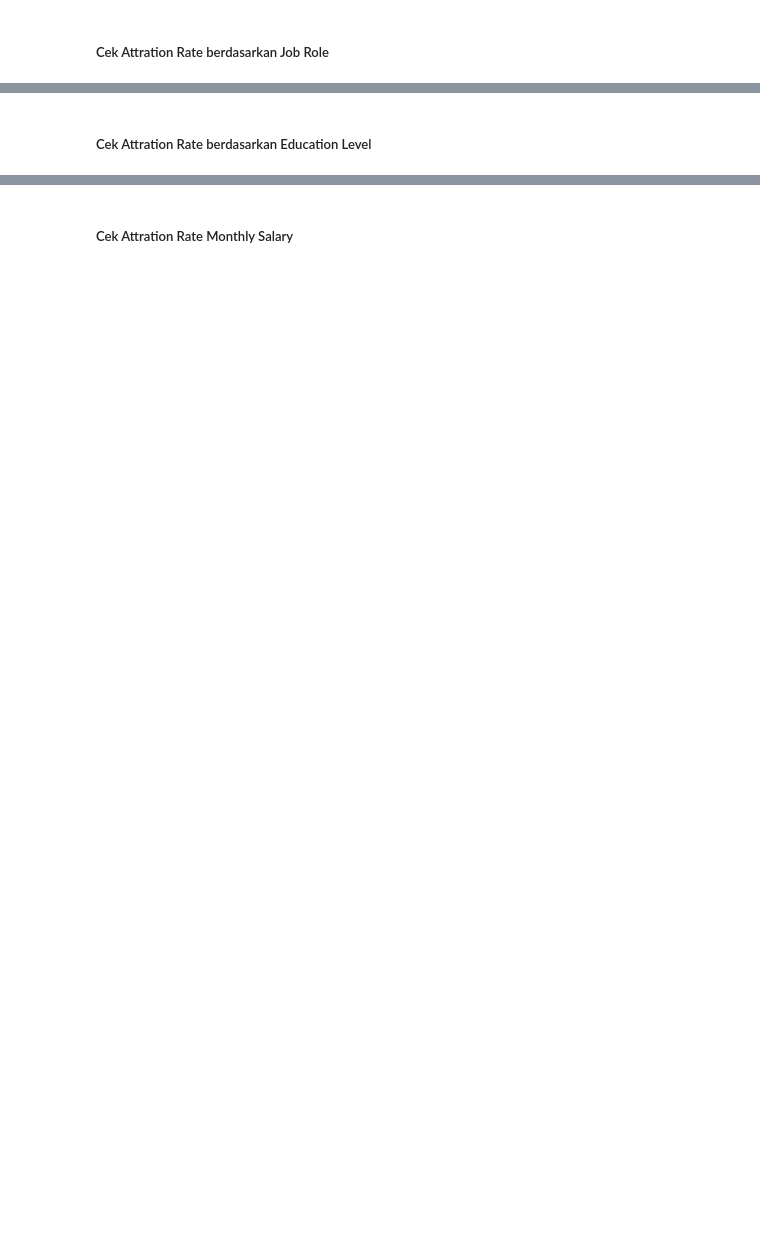
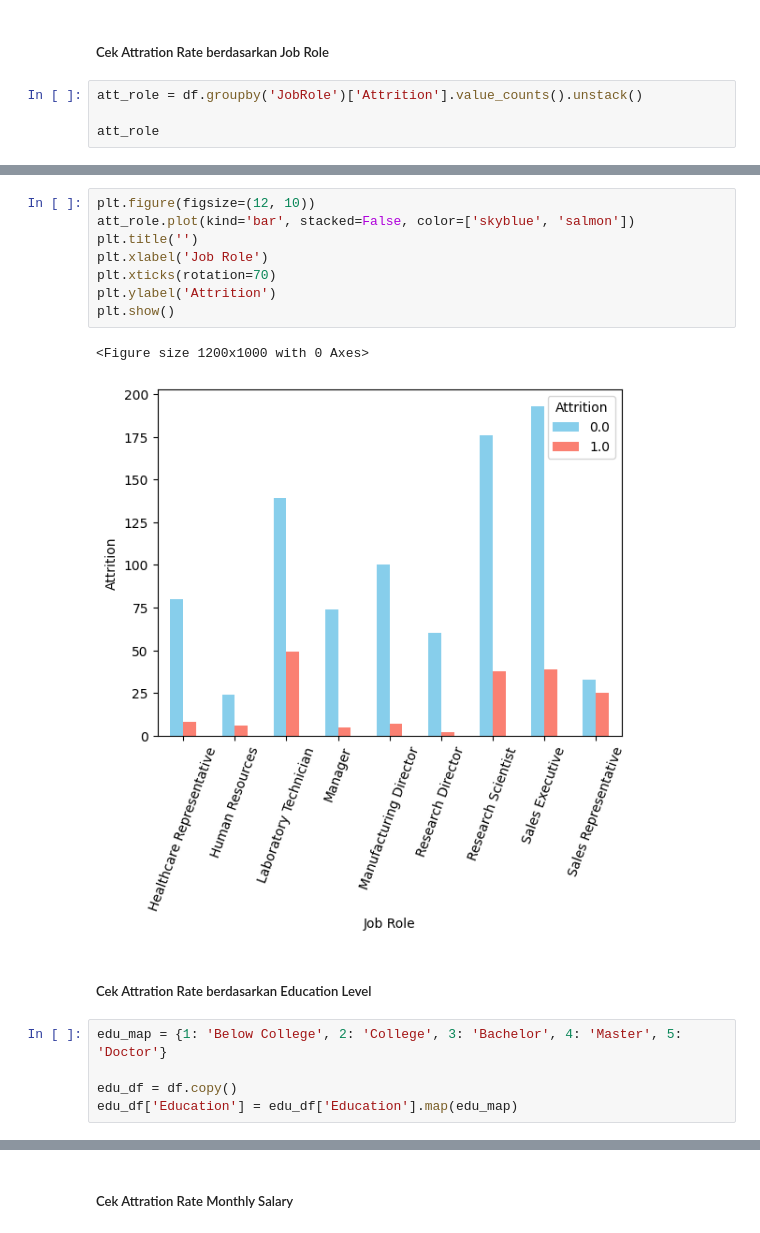
Before and after one commit to Sulbae/HR-Dashboard, a Jupyter notebook: notebook.ipynb, the cells around one changed output, grey strips where cells are left out. Drawn from its saved outputs; the diff is of its cells as text; blank space fills up the shorter version.

```diff
--- a/notebook.ipynb
+++ b/notebook.ipynb
@@ -353,2 +374,6 @@ Passing `palette` without assigning `hue` is deprecated and will be removed in v
 # %% [markdown]
 ##### Cek Attration Rate berdasarkan Job Role
+# %%
+att_role = df.groupby('JobRole')['Attrition'].value_counts().unstack()
+
+att_role
@@ -355,2 +392,18 @@ Passing `palette` without assigning `hue` is deprecated and will be removed in v
+# %%
+plt.figure(figsize=(12, 10))
+att_role.plot(kind='bar', stacked=False, color=['skyblue', 'salmon'])
+plt.title('')
+plt.xlabel('Job Role')
+plt.xticks(rotation=70)
+plt.ylabel('Attrition')
+plt.show()
+# %% [output]
+<Figure size 1200x1000 with 0 Axes>
+[figure, added]
 # %% [markdown]
 ##### Cek Attration Rate berdasarkan Education Level
+# %%
+edu_map = {1: 'Below College', 2: 'College', 3: 'Bachelor', 4: 'Master', 5: 'Doctor'}
+
+edu_df = df.copy()
+edu_df['Education'] = edu_df['Education'].map(edu_map)
```
Also changed, not shown: parts of 9 cells of this notebook.
